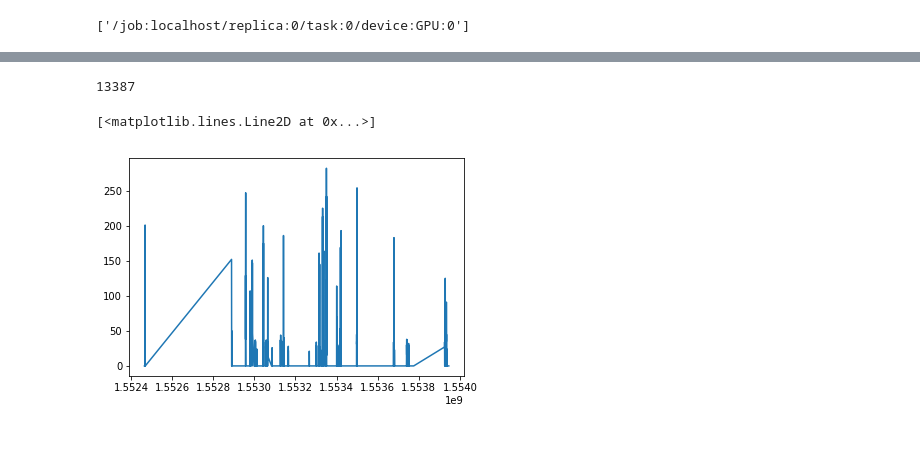
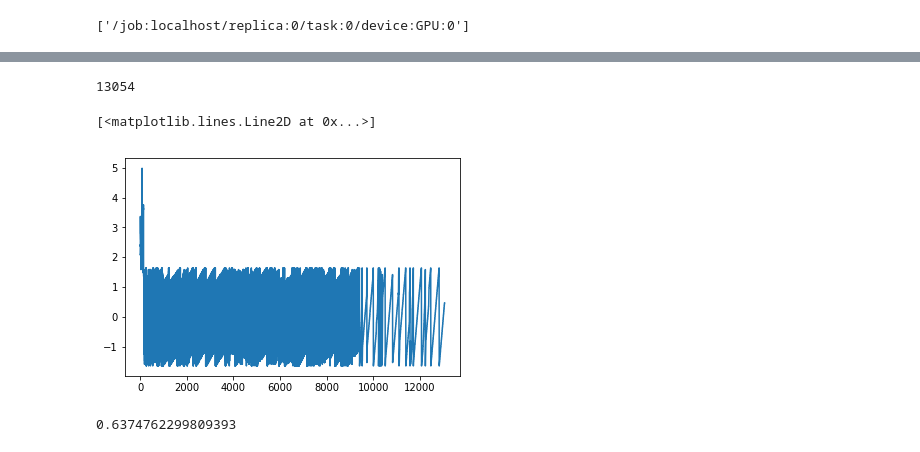
Before and after one commit to jameslee5656/2018Project-Tracker, a Jupyter notebook: predict/1.Testing Model.ipynb, the cells around one changed output, grey strips where cells are left out. Saved outputs shown, nothing was run; the diff lists cells and outputs as text; code cells hidden in the pictures.

Commit message:
2019-3-31 update timeseries data

```diff
--- a/predict/1.Testing Model.ipynb
+++ b/predict/1.Testing Model.ipynb
@@ -21,6 +21,6 @@ for col in collection:
 #         if 'o2_value' and 'hr_value' in dic.keys():
 #             if (dic['longitude'] != 0) and (dic['longitude'] != '') and (dic['latitude'] != '') \
 #                             and (dic['o2_value'] != '') and (dic['hr_value']!= ''):
-        if 'step_value' in dic.keys():
-            if dic['step_value']  != '':
+        if 'hr_value' in dic.keys():
+            if dic['hr_value']  != '':
                 clean_data.append(dic)
@@ -27,4 +48,14 @@ for col in collection:
+# %%
+float_data = np.zeros((len(clean_data),6))
+dic = {3:0, 4:1, 5:2, 8:3, 11:4, 12: 5}
+for i, line in enumerate(clean_data):
+    for j, (key, value) in enumerate(line.items()):
+        if j in [3, 4, 5, 8, 11, 12]:
+            if value != '':
+                float_data[i,dic[j]]=float(value)
+            else:
+                float_data[i,dic[j]]=0
 # %%
 len(clean_data)
 # %% [output]
-13387
+13054
@@ -36,8 +61,0 @@ from matplotlib import pyplot as plt
-# %%
-# temp = float_data[:,2]
-temp = [int(x['step_value']) for x in clean_data]
-time = [float(x['timestamp']) for x in clean_data]
-plt.plot(time, temp)
-# %% [output]
-[<matplotlib.lines.Line2D at 0x...>]
-[figure, removed]
@@ -43,0 +64,11 @@ plt.plot(time, temp)
+# %%
+mean = float_data[:13054].mean(axis=0)
+float_data -= mean
+std = float_data[:13054].std(axis=0)
+float_data /= std
+# %%
+temp = float_data[:,0]
+plt.plot(range(len(temp)), temp)
+# %% [output]
+[<matplotlib.lines.Line2D at 0x...>]
+[figure, added]
@@ -43,0 +144,5 @@ plt.plot(time, temp)
+# %%
+evaluate_naive_method()
+celsius_mae = 0.29 * std[1]
+# %% [output]
+0.6374762299809393
```
Also changed, not shown: parts of 9 cells of this notebook, 3 other files.
